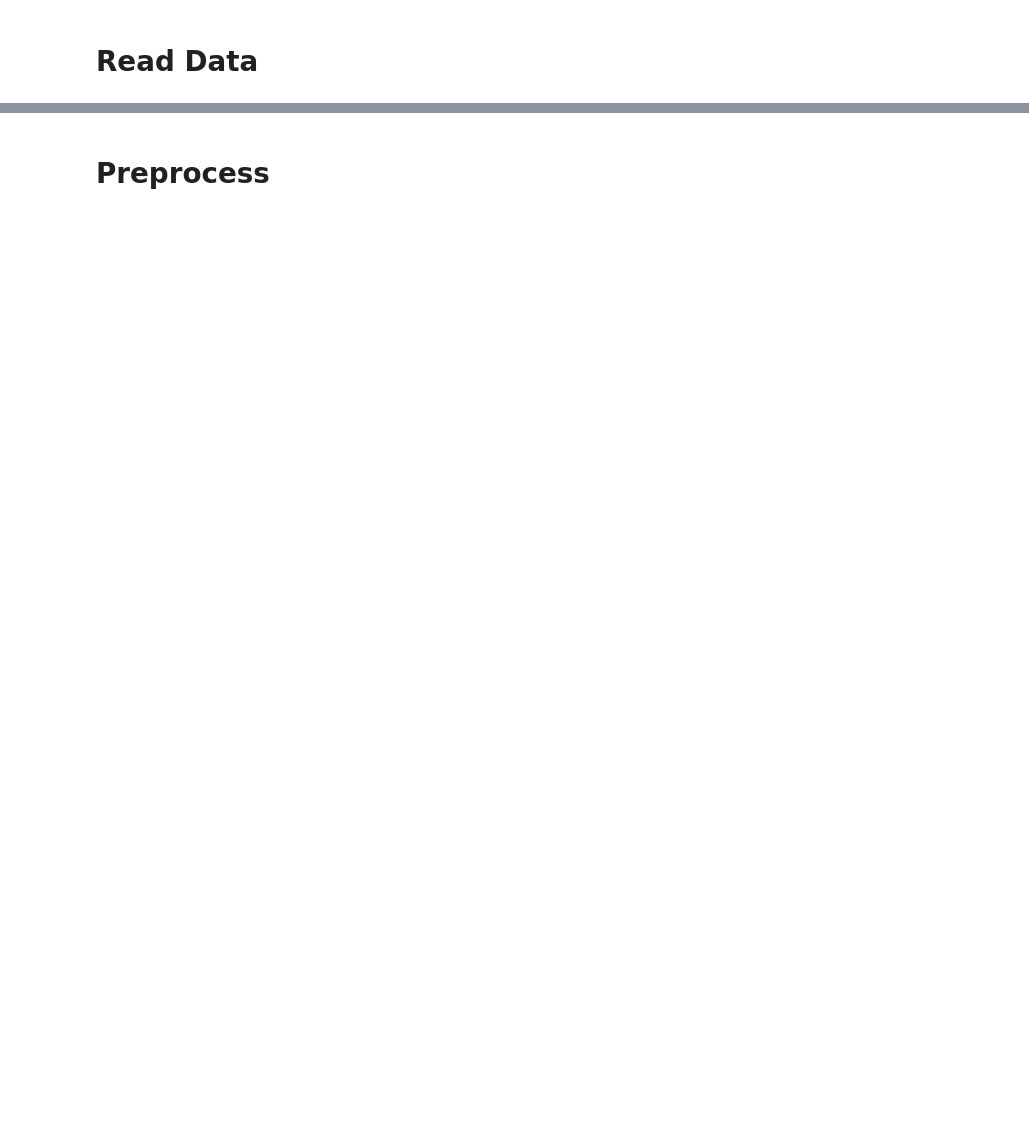
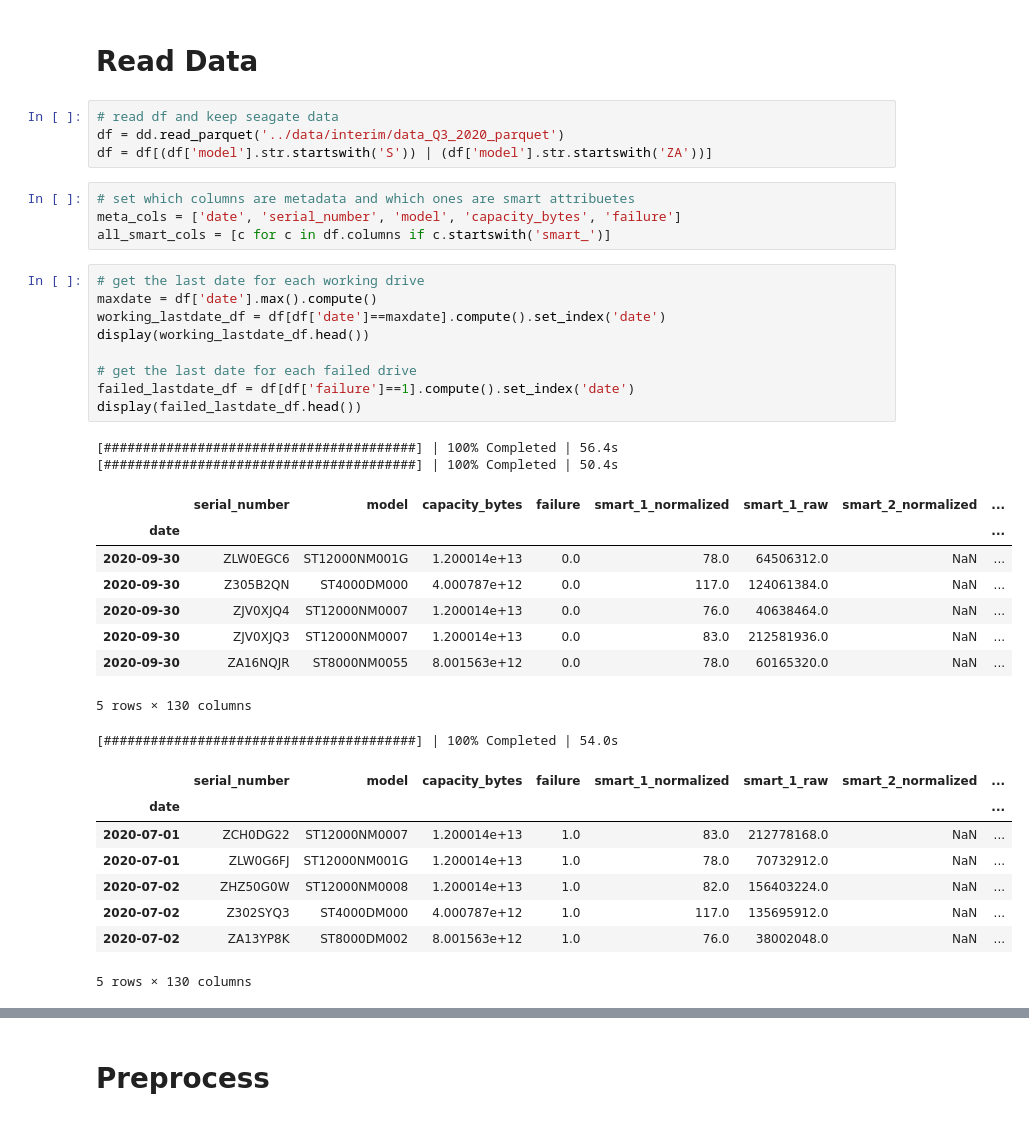
Before and after one commit to jiangbo1234567890A/ceph_drive_failure, a Jupyter notebook: notebooks/forecast_smart_metrics.ipynb, the cells around one changed output, grey strips where cells are left out. Cells and saved outputs as stored; diff of their text form; blank space fills up the shorter version.

```diff
--- a/notebooks/forecast_smart_metrics.ipynb
+++ b/notebooks/forecast_smart_metrics.ipynb
@@ -20,2 +51,39 @@ pbar.register()
 # %% [markdown]
 # Read Data
+# %%
+# read df and keep seagate data
+df = dd.read_parquet('../data/interim/data_Q3_2020_parquet')
+df = df[(df['model'].str.startswith('S')) | (df['model'].str.startswith('ZA'))]
+# %%
+# set which columns are metadata and which ones are smart attribuetes
+meta_cols = ['date', 'serial_number', 'model', 'capacity_bytes', 'failure']
+all_smart_cols = [c for c in df.columns if c.startswith('smart_')]
+# %%
+# get the last date for each working drive
+maxdate = df['date'].max().compute()
+working_lastdate_df = df[df['date']==maxdate].compute().set_index('date')
+display(working_lastdate_df.head())
+
+# get the last date for each failed drive
+failed_lastdate_df = df[df['failure']==1].compute().set_index('date')
+display(failed_lastdate_df.head())
+# %% [output]
+[########################################] | 100% Completed | 56.4s
+[########################################] | 100% Completed | 50.4s
+|  | serial_number | model | capacity_bytes | failure | smart_1_normalized | smart_1_raw | smart_2_normalized | ... |
+| date |  |  |  |  |  |  |  | ... |
+| 2020-09-30 | ZLW0EGC6 | ST12000NM001G | 1.200014e+13 | 0.0 | 78.0 | 64506312.0 | NaN | ... |
+| 2020-09-30 | Z305B2QN | ST4000DM000 | 4.000787e+12 | 0.0 | 117.0 | 124061384.0 | NaN | ... |
+| 2020-09-30 | ZJV0XJQ4 | ST12000NM0007 | 1.200014e+13 | 0.0 | 76.0 | 40638464.0 | NaN | ... |
+| 2020-09-30 | ZJV0XJQ3 | ST12000NM0007 | 1.200014e+13 | 0.0 | 83.0 | 212581936.0 | NaN | ... |
+| 2020-09-30 | ZA16NQJR | ST8000NM0055 | 8.001563e+12 | 0.0 | 78.0 | 60165320.0 | NaN | ... |
+5 rows × 130 columns
+[########################################] | 100% Completed | 54.0s
+|  | serial_number | model | capacity_bytes | failure | smart_1_normalized | smart_1_raw | smart_2_normalized | ... |
+| date |  |  |  |  |  |  |  | ... |
+| 2020-07-01 | ZCH0DG22 | ST12000NM0007 | 1.200014e+13 | 1.0 | 83.0 | 212778168.0 | NaN | ... |
+| 2020-07-01 | ZLW0G6FJ | ST12000NM001G | 1.200014e+13 | 1.0 | 78.0 | 70732912.0 | NaN | ... |
+| 2020-07-02 | ZHZ50G0W | ST12000NM0008 | 1.200014e+13 | 1.0 | 82.0 | 156403224.0 | NaN | ... |
+| 2020-07-02 | Z302SYQ3 | ST4000DM000 | 4.000787e+12 | 1.0 | 117.0 | 135695912.0 | NaN | ... |
+| 2020-07-02 | ZA13YP8K | ST8000DM002 | 8.001563e+12 | 1.0 | 76.0 | 38002048.0 | NaN | ... |
+5 rows × 130 columns
```
Also changed, not shown: parts of 38 cells of this notebook.
